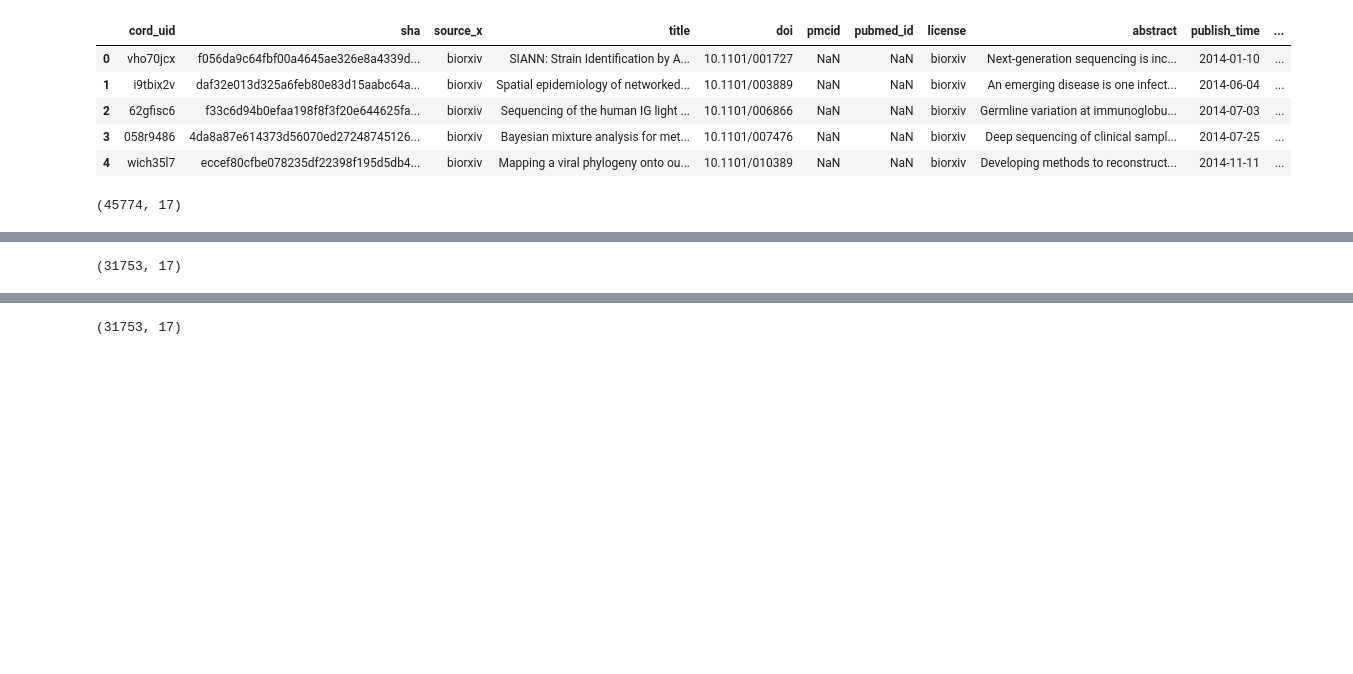
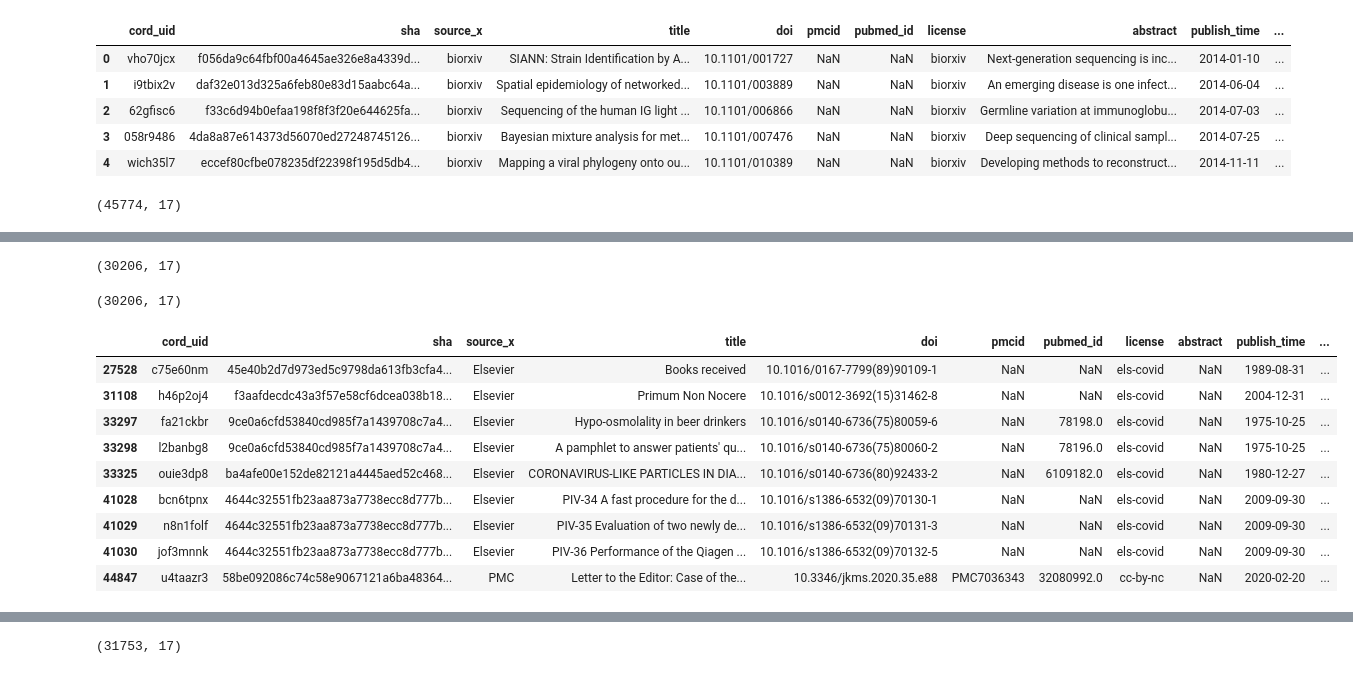
Before and after one commit to kmirijan/ML-COVID-CORD, a Jupyter notebook: CORD-metadata-explore.ipynb, the cells around one changed output, grey strips where cells are left out. Saved outputs shown, nothing was run; the diff lists cells and outputs as text; code cells hidden in the pictures; blank space fills up the shorter version.

```diff
--- a/CORD-metadata-explore.ipynb
+++ b/CORD-metadata-explore.ipynb
@@ -32,0 +58,4 @@ df.shape
+# %%
+print(df[df['full_text_file'].notna() == True]['full_text_file'].unique())
+print(df[df['full_text_file'].notna() == True]['full_text_file'].shape)
+df_sub = df[df['full_text_file'].notna() == True]
@@ -32,0 +65,7 @@ df.shape
+# %%
+total_files = 0
+for subdir in subdirectory:
+    df_temp = df[df['full_text_file'] == subdir]
+    print(subdir, len(df_temp))
+    total_files += len(df_temp)
+total_files
@@ -32,0 +78,12 @@ df.shape
+# %%
+# I checked, there are no duplicates is the full_text_file directories
+total_files = []
+for subdir in subdirectory:
+    path = DIR + '/' + subdir + '/' + subdir
+    print(subdir, len(os.listdir(path)))
+    dir_set = set(os.listdir(path))
+    print(subdir, len(dir_set))
+
+    lst = [os.path.splitext(x)[0] for x in os.listdir(path)]
+    total_files.extend(lst)
+len(total_files)
@@ -33,4 +100,23 @@ df.shape
+# %%
+df_sub = df_sub[df_sub['sha'].isin(total_files)]
+df_sub.shape
+# %% [output]
+(30206, 17)
 # %%
-df[df['sha'].notna() == True].shape
+df_sub[df_sub['has_full_text'].notna() == True].shape
 # %% [output]
-(31753, 17)
+(30206, 17)
+# %%
+# These titles don't exist. These files don't exist.
+df_sub[df_sub['sha'].duplicated()]
+# %% [output]
+|  | cord_uid | sha | source_x | title | doi | pmcid | pubmed_id | license | abstract | publish_time | ... |
+| 27528 | c75e60nm | 45e40b2d7d973ed5c9798da613fb3cfa4... | Elsevier | Books received | 10.1016/0167-7799(89)90109-1 | NaN | NaN | els-covid | NaN | 1989-08-31 | ... |
+| 31108 | h46p2oj4 | f3aafdecdc43a3f57e58cf6dcea038b18... | Elsevier | Primum Non Nocere | 10.1016/s0012-3692(15)31462-8 | NaN | NaN | els-covid | NaN | 2004-12-31 | ... |
+| 33297 | fa21ckbr | 9ce0a6cfd53840cd985f7a1439708c7a4... | Elsevier | Hypo-osmolality in beer drinkers | 10.1016/s0140-6736(75)80059-6 | NaN | 78198.0 | els-covid | NaN | 1975-10-25 | ... |
+| 33298 | l2banbg8 | 9ce0a6cfd53840cd985f7a1439708c7a4... | Elsevier | A pamphlet to answer patients' qu... | 10.1016/s0140-6736(75)80060-2 | NaN | 78196.0 | els-covid | NaN | 1975-10-25 | ... |
+| 33325 | ouie3dp8 | ba4afe00e152de82121a4445aed52c468... | Elsevier | CORONAVIRUS-LIKE PARTICLES IN DIA... | 10.1016/s0140-6736(80)92433-2 | NaN | 6109182.0 | els-covid | NaN | 1980-12-27 | ... |
+| 41028 | bcn6tpnx | 4644c32551fb23aa873a7738ecc8d777b... | Elsevier | PIV-34 A fast procedure for the d... | 10.1016/s1386-6532(09)70130-1 | NaN | NaN | els-covid | NaN | 2009-09-30 | ... |
+| 41029 | n8n1folf | 4644c32551fb23aa873a7738ecc8d777b... | Elsevier | PIV-35 Evaluation of two newly de... | 10.1016/s1386-6532(09)70131-3 | NaN | NaN | els-covid | NaN | 2009-09-30 | ... |
+| 41030 | jof3mnnk | 4644c32551fb23aa873a7738ecc8d777b... | Elsevier | PIV-36 Performance of the Qiagen ... | 10.1016/s1386-6532(09)70132-5 | NaN | NaN | els-covid | NaN | 2009-09-30 | ... |
+| 44847 | u4taazr3 | 58be092086c74c58e9067121a6ba48364... | PMC | Letter to the Editor: Case of the... | 10.3346/jkms.2020.35.e88 | PMC7036343 | 32080992.0 | cc-by-nc | NaN | 2020-02-20 | ... |
```
Also changed, not shown: parts of 7 cells of this notebook.
